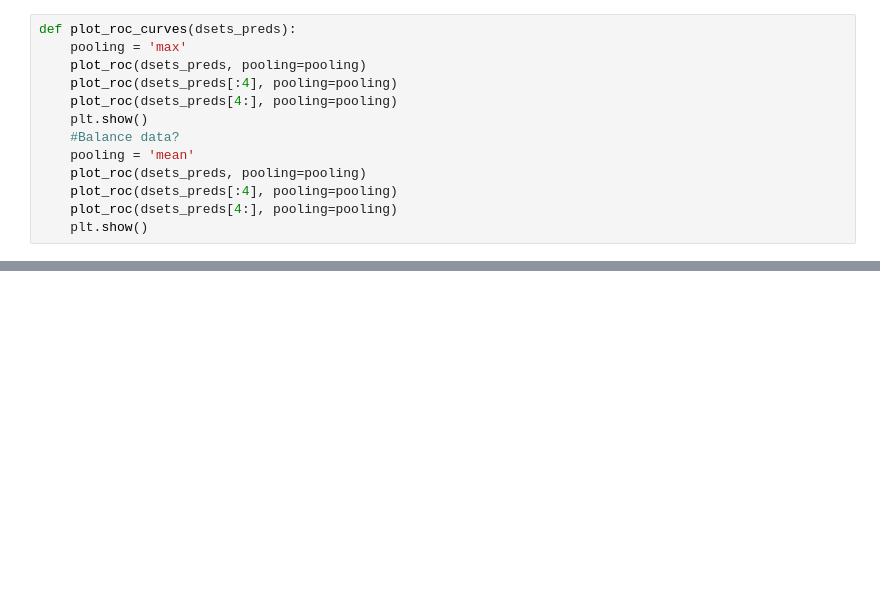
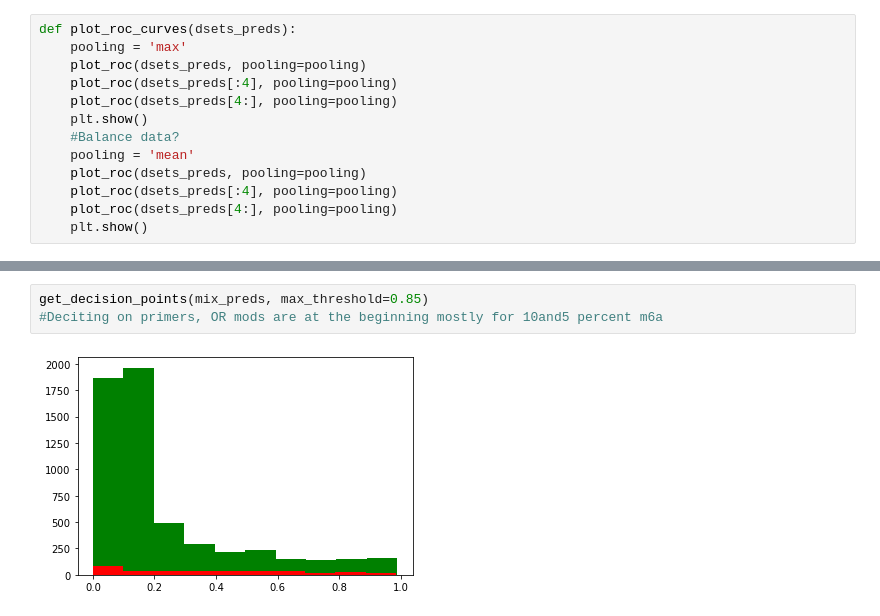
Before and after one commit to maragkakislab/rnakinet, a Jupyter notebook: rnamodif/evaluation/Evaluation_full_reads.ipynb, the cells around one changed output, grey strips where cells are left out. Saved outputs shown, nothing was run; the diff lists cells and outputs as text; blank space fills up the shorter version.

```diff
--- a/rnamodif/evaluation/Evaluation_full_reads.ipynb
+++ b/rnamodif/evaluation/Evaluation_full_reads.ipynb
@@ -210,0 +313,5 @@ test_thresholds(mix_preds, mean_threshold=0.33, max_threshold=0.8)
+# %%
+get_decision_points(mix_preds, max_threshold=0.85)
+#Deciting on primers, OR mods are at the beginning mostly for 10and5 percent m6a
+# %% [output]
+[figure, added]
```
Also changed, not shown: parts of 7 cells of this notebook, 1 other file.
